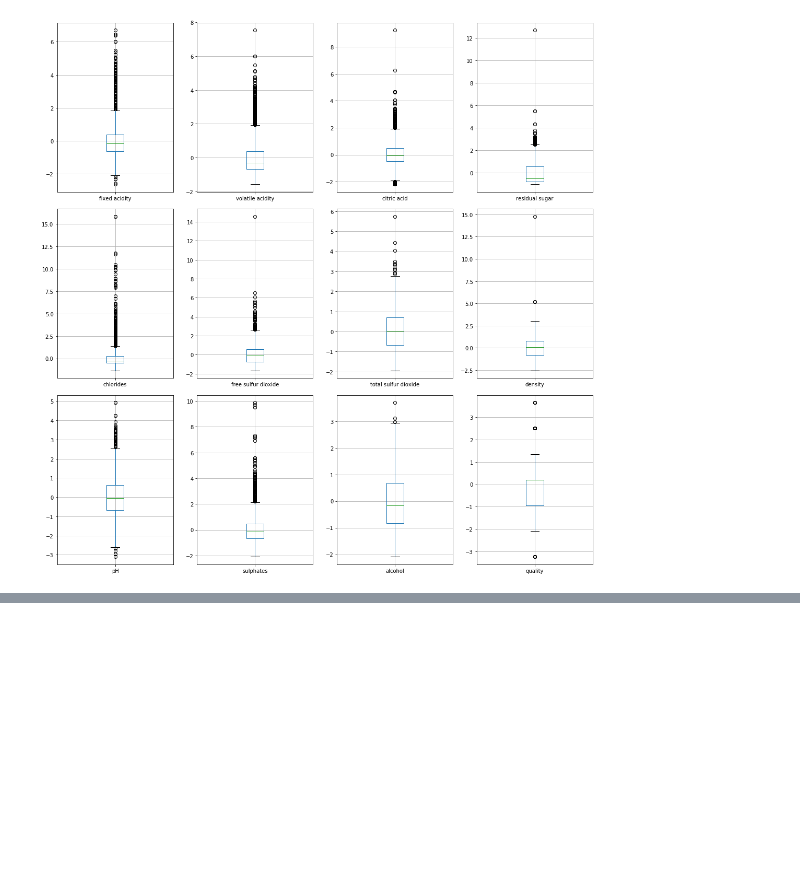
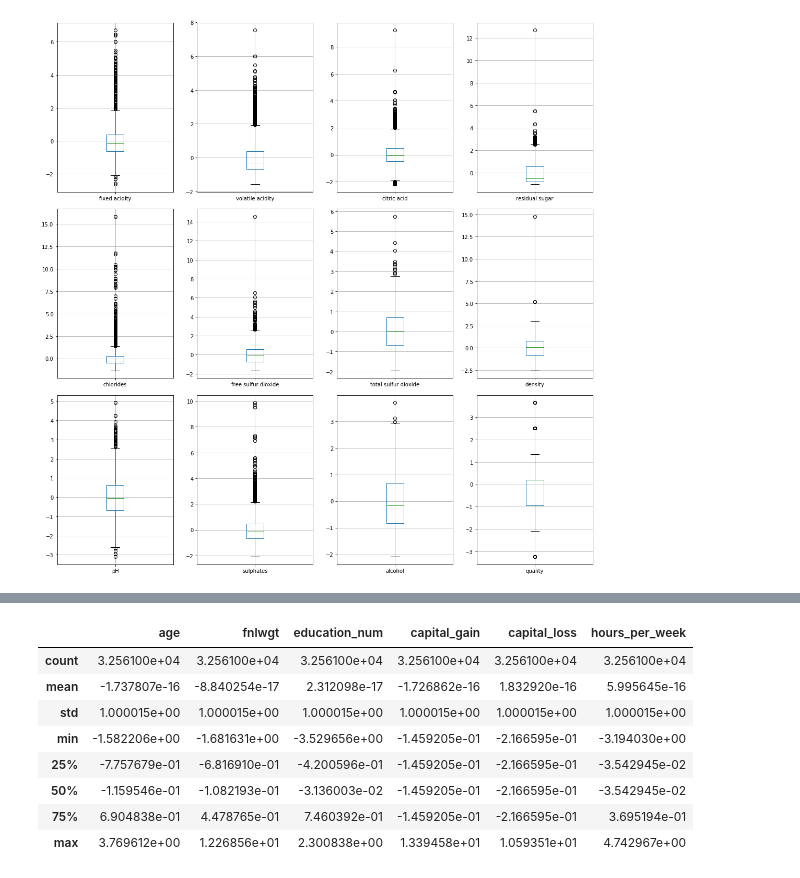
Before and after one commit to jhammarstedt/Normalization-fixaction, a Jupyter notebook: normalizatoin.ipynb, the cells around one changed output, grey strips where cells are left out. Saved outputs shown, nothing was run; the diff lists cells and outputs as text; code cells hidden in the pictures; blank space fills up the shorter version.

```diff
--- a/normalizatoin.ipynb
+++ b/normalizatoin.ipynb
@@ -138,0 +158,13 @@ obj.boxplots()
+# %%
+obj.normalize('zscore')
+obj.df_norm.describe()
+# %% [output]
+|  | age | fnlwgt | education_num | capital_gain | capital_loss | hours_per_week |
+| count | 3.256100e+04 | 3.256100e+04 | 3.256100e+04 | 3.256100e+04 | 3.256100e+04 | 3.256100e+04 |
+| mean | -1.737807e-16 | -8.840254e-17 | 2.312098e-17 | -1.726862e-16 | 1.832920e-16 | 5.995645e-16 |
+| std | 1.000015e+00 | 1.000015e+00 | 1.000015e+00 | 1.000015e+00 | 1.000015e+00 | 1.000015e+00 |
+| min | -1.582206e+00 | -1.681631e+00 | -3.529656e+00 | -1.459205e-01 | -2.166595e-01 | -3.194030e+00 |
+| 25% | -7.757679e-01 | -6.816910e-01 | -4.200596e-01 | -1.459205e-01 | -2.166595e-01 | -3.542945e-02 |
+| 50% | -1.159546e-01 | -1.082193e-01 | -3.136003e-02 | -1.459205e-01 | -2.166595e-01 | -3.542945e-02 |
+| 75% | 6.904838e-01 | 4.478765e-01 | 7.460392e-01 | -1.459205e-01 | -2.166595e-01 | 3.695194e-01 |
+| max | 3.769612e+00 | 1.226856e+01 | 2.300838e+00 | 1.339458e+01 | 1.059351e+01 | 4.742967e+00 |
```
Also changed, not shown: parts of 5 cells of this notebook, 1 other file.
